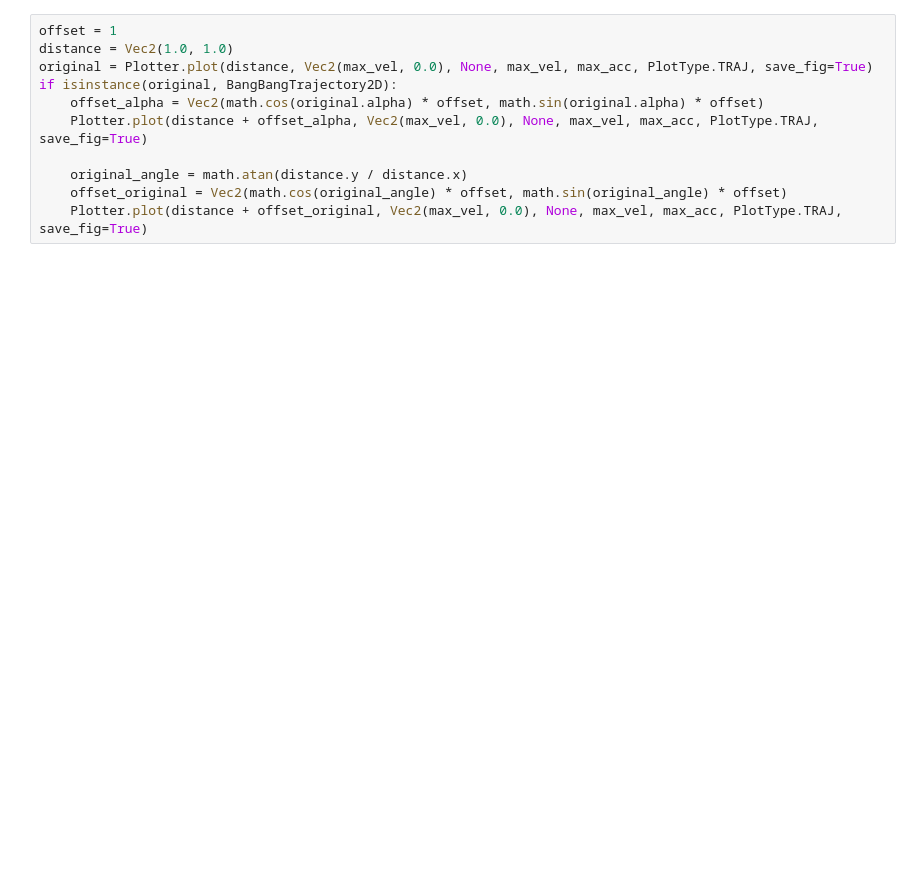
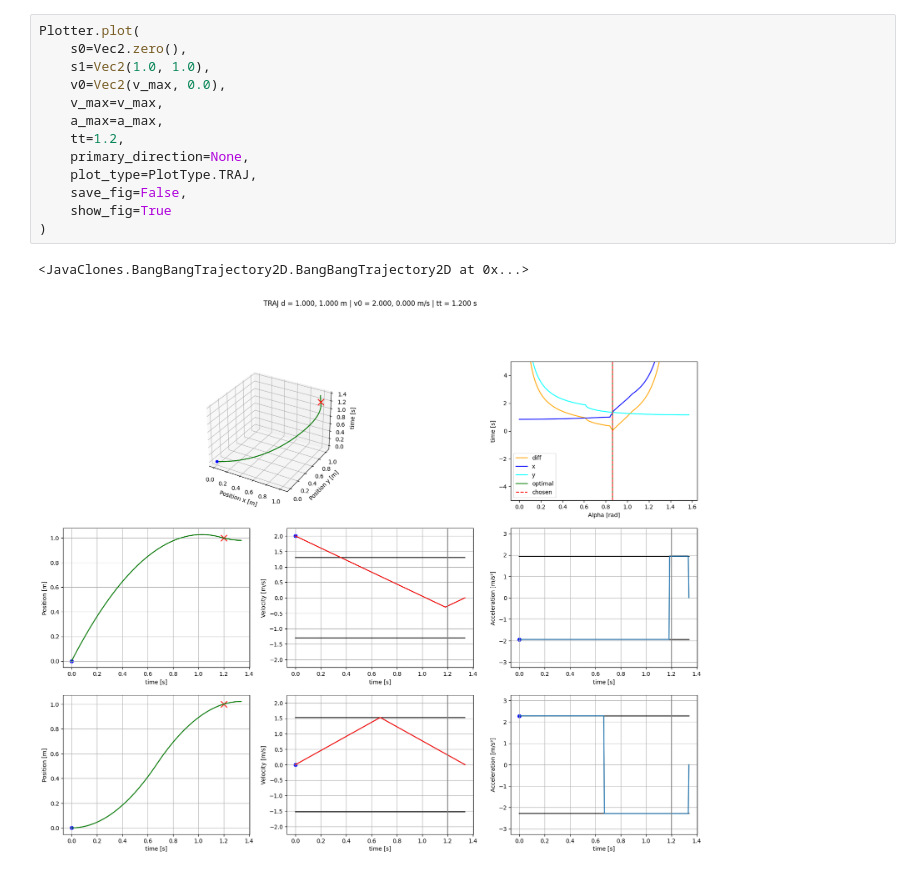
Before and after one commit to TIGERs-Mannheim/TrajectoryPlotter, a Jupyter notebook: drawTrajectories.ipynb, the cells around one changed output. Drawn from its saved outputs; the diff is of its cells as text; blank space fills up the shorter version.

```diff
--- a/drawTrajectories.ipynb
+++ b/drawTrajectories.ipynb
@@ -59,14 +56,19 @@ Plotter.plot(1.0, 0.0, 1.2, y_max_vel, y_max_acc, PlotType.TRAJ)
-# %%
-offset = 1
-distance = Vec2(1.0, 1.0)
-original = Plotter.plot(distance, Vec2(max_vel, 0.0), None, max_vel, max_acc, PlotType.TRAJ, save_fig=True)
-if isinstance(original, BangBangTrajectory2D):
-    offset_alpha = Vec2(math.cos(original.alpha) * offset, math.sin(original.alpha) * offset)
-    Plotter.plot(distance + offset_alpha, Vec2(max_vel, 0.0), None, max_vel, max_acc, PlotType.TRAJ, save_fig=True)
-
-    original_angle = math.atan(distance.y / distance.x)
-    offset_original = Vec2(math.cos(original_angle) * offset, math.sin(original_angle) * offset)
-    Plotter.plot(distance + offset_original, Vec2(max_vel, 0.0), None, max_vel, max_acc, PlotType.TRAJ, save_fig=True)
+# %%
+Plotter.plot(
+    s0=Vec2.zero(),
+    s1=Vec2(1.0, 1.0),
+    v0=Vec2(v_max, 0.0),
+    v_max=v_max,
+    a_max=a_max,
+    tt=1.2,
+    primary_direction=None,
+    plot_type=PlotType.TRAJ,
+    save_fig=False,
+    show_fig=True
+)
+# %% [output]
+<JavaClones.BangBangTrajectory2D.BangBangTrajectory2D at 0x...>
+[figure, added]
 # %%
 distances = [Vec2(1.5, 3)]
 initial_velocities = [Vec2(0, 2)]
```
Also changed, not shown: parts of 19 cells of this notebook, 5 other files.
